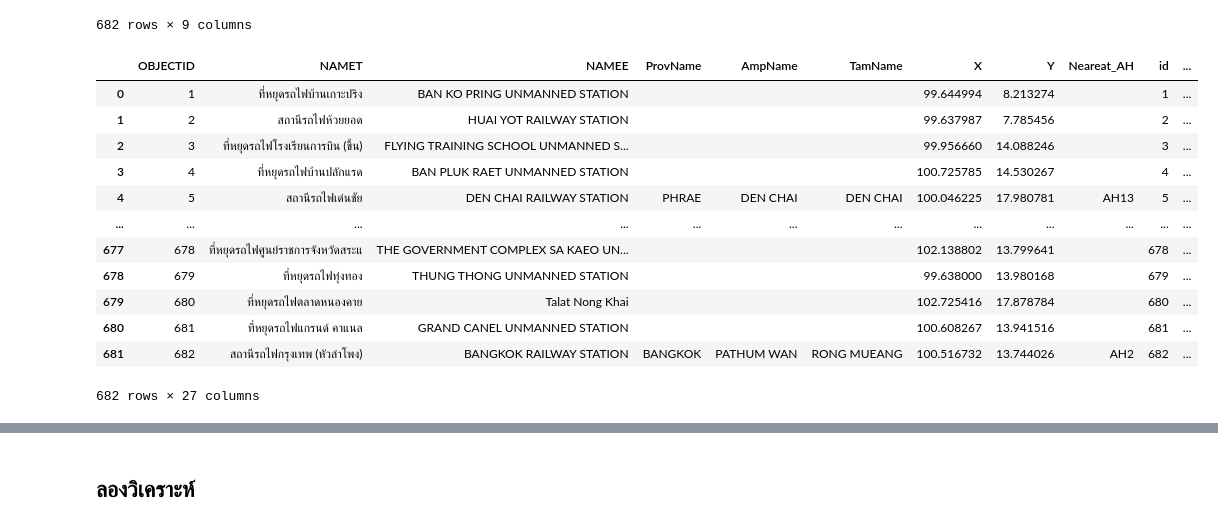
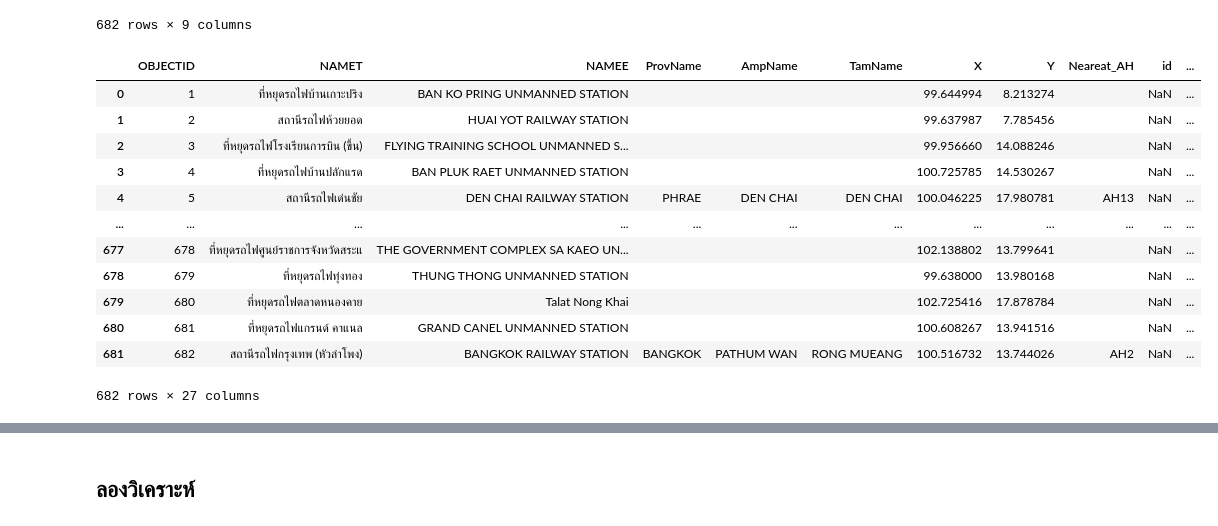
Before and after one commit to Jaomiew/DWDM21, a Jupyter notebook: Project.ipynb, the cells around one changed output, grey strips where cells are left out. Cells and saved outputs as stored; diff of their text form; code cells hidden in the pictures.

```diff
--- a/Project.ipynb
+++ b/Project.ipynb
@@ -61,21 +61,21 @@ data_rst
 | 680 | 681 | ที่หยุดรถไฟแกรนด์ คาแนล | GRAND CANEL UNMANNED STATION |  |  |  | 100.608267 | 13.941516 |  |
 | 681 | 682 | สถานีรถไฟกรุงเทพ (หัวลำโพง) | BANGKOK RAILWAY STATION | BANGKOK | PATHUM WAN | RONG MUEANG | 100.516732 | 13.744026 | AH2 |
 682 rows × 9 columns
-# %%
-merged_data_rst_data_st = data_rst.merge(data_st,how='left',left_on='OBJECTID',right_on='id')
-merged_data_rst_data_st
-# %% [output]
-|  | OBJECTID | NAMET | NAMEE | ProvName | AmpName | TamName | X | Y | Neareat_AH | id | ... |
-| 0 | 1 | ที่หยุดรถไฟบ้านเกาะปริง | BAN KO PRING UNMANNED STATION |  |  |  | 99.644994 | 8.213274 |  | 1 | ... |
-| 1 | 2 | สถานีรถไฟห้วยยอด | HUAI YOT RAILWAY STATION |  |  |  | 99.637987 | 7.785456 |  | 2 | ... |
-| 2 | 3 | ที่หยุดรถไฟโรงเรียนการบิน (ขึ้น) | FLYING TRAINING SCHOOL UNMANNED S... |  |  |  | 99.956660 | 14.088246 |  | 3 | ... |
-| 3 | 4 | ที่หยุดรถไฟบ้านปลักแรด | BAN PLUK RAET UNMANNED STATION |  |  |  | 100.725785 | 14.530267 |  | 4 | ... |
-| 4 | 5 | สถานีรถไฟเด่นชัย | DEN CHAI RAILWAY STATION | PHRAE | DEN CHAI | DEN CHAI | 100.046225 | 17.980781 | AH13 | 5 | ... |
-| ... | ... | ... | ... | ... | ... | ... | ... | ... | ... | ... | ... |
-| 677 | 678 | ที่หยุดรถไฟศูนย์ราชการจังหวัดสระแ | THE GOVERNMENT COMPLEX SA KAEO UN... |  |  |  | 102.138802 | 13.799641 |  | 678 | ... |
-| 678 | 679 | ที่หยุดรถไฟทุ่งทอง | THUNG THONG UNMANNED STATION |  |  |  | 99.638000 | 13.980168 |  | 679 | ... |
-| 679 | 680 | ที่หยุดรถไฟตลาดหนองคาย | Talat Nong Khai |  |  |  | 102.725416 | 17.878784 |  | 680 | ... |
-| 680 | 681 | ที่หยุดรถไฟแกรนด์ คาแนล | GRAND CANEL UNMANNED STATION |  |  |  | 100.608267 | 13.941516 |  | 681 | ... |
-| 681 | 682 | สถานีรถไฟกรุงเทพ (หัวลำโพง) | BANGKOK RAILWAY STATION | BANGKOK | PATHUM WAN | RONG MUEANG | 100.516732 | 13.744026 | AH2 | 682 | ... |
-682 rows × 27 columns
+# %%
+merged_data_rst_data_st = data_rst.merge(data_st,how='left',left_on='NAMET',right_on='name') #ทำการเชื่อมตาราง 2 ตาราง คือ 1.ข้อมูลของรางรถไฟ 2.ข้อมูลของสถานีรถไฟแต่ละสถานี
+merged_data_rst_data_st #เรียกตารางที่เชื่อมกัน 2 ตารางข้างต้น
+# %% [output]
+|  | OBJECTID | NAMET | NAMEE | ProvName | AmpName | TamName | X | Y | Neareat_AH | id | ... |
+| 0 | 1 | ที่หยุดรถไฟบ้านเกาะปริง | BAN KO PRING UNMANNED STATION |  |  |  | 99.644994 | 8.213274 |  | NaN | ... |
+| 1 | 2 | สถานีรถไฟห้วยยอด | HUAI YOT RAILWAY STATION |  |  |  | 99.637987 | 7.785456 |  | NaN | ... |
+| 2 | 3 | ที่หยุดรถไฟโรงเรียนการบิน (ขึ้น) | FLYING TRAINING SCHOOL UNMANNED S... |  |  |  | 99.956660 | 14.088246 |  | NaN | ... |
+| 3 | 4 | ที่หยุดรถไฟบ้านปลักแรด | BAN PLUK RAET UNMANNED STATION |  |  |  | 100.725785 | 14.530267 |  | NaN | ... |
+| 4 | 5 | สถานีรถไฟเด่นชัย | DEN CHAI RAILWAY STATION | PHRAE | DEN CHAI | DEN CHAI | 100.046225 | 17.980781 | AH13 | NaN | ... |
+| ... | ... | ... | ... | ... | ... | ... | ... | ... | ... | ... | ... |
+| 677 | 678 | ที่หยุดรถไฟศูนย์ราชการจังหวัดสระแ | THE GOVERNMENT COMPLEX SA KAEO UN... |  |  |  | 102.138802 | 13.799641 |  | NaN | ... |
+| 678 | 679 | ที่หยุดรถไฟทุ่งทอง | THUNG THONG UNMANNED STATION |  |  |  | 99.638000 | 13.980168 |  | NaN | ... |
+| 679 | 680 | ที่หยุดรถไฟตลาดหนองคาย | Talat Nong Khai |  |  |  | 102.725416 | 17.878784 |  | NaN | ... |
+| 680 | 681 | ที่หยุดรถไฟแกรนด์ คาแนล | GRAND CANEL UNMANNED STATION |  |  |  | 100.608267 | 13.941516 |  | NaN | ... |
+| 681 | 682 | สถานีรถไฟกรุงเทพ (หัวลำโพง) | BANGKOK RAILWAY STATION | BANGKOK | PATHUM WAN | RONG MUEANG | 100.516732 | 13.744026 | AH2 | NaN | ... |
+682 rows × 27 columns
 # %%
```
Also changed, not shown: parts of 15 cells of this notebook.
